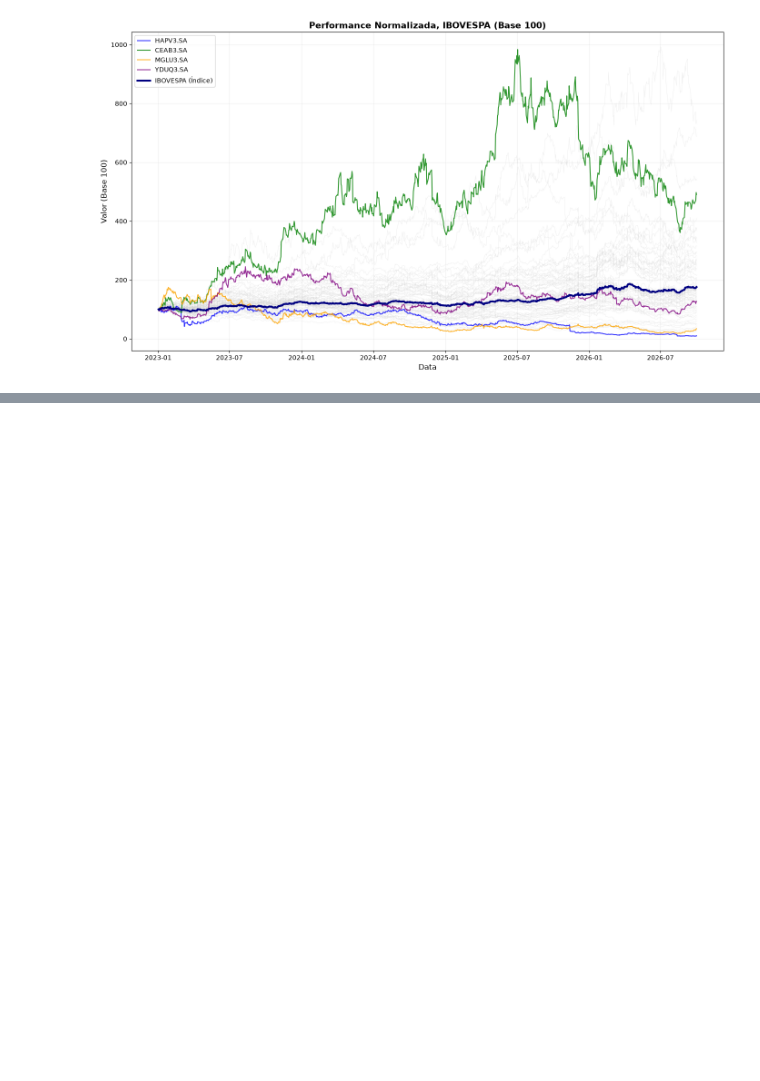
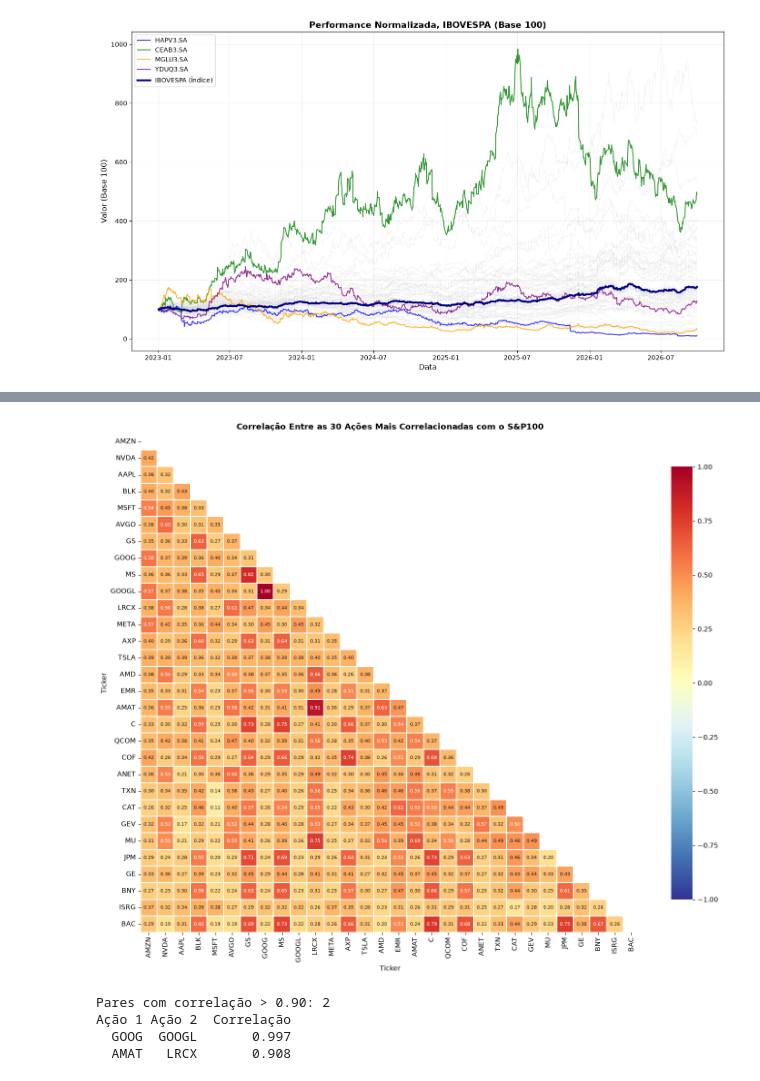
Before and after one commit to LeonardoDias2002/bootcamp_datascience, a Jupyter notebook: entrega_1/Finor_data_cleaning.ipynb, the cells around one changed output, grey strips where cells are left out. Drawn from its saved outputs; the diff is of its cells as text; code cells hidden in the pictures; blank space fills up the shorter version.

```diff
--- a/entrega_1/Finor_data_cleaning.ipynb
+++ b/entrega_1/Finor_data_cleaning.ipynb
@@ -512,0 +569,54 @@ plt.show()
+# %%
+# ══════════════════════════════════════════════════════
+# Matriz de Correlação Entre Ações (Heatmap S&P 100)
+# ══════════════════════════════════════════════════════
+# Matriz de correlação geral
+corr_matrix_sp = ret_sp100.corr()
+
+# Selecionar as 30 ações com maior correlação com o índice (usando a variável da célula anterior)
+top30_sp = corr_com_idx_sp.head(30).index
+corr_top30_sp = ret_sp100[top30_sp].corr()
+
+plt.figure(figsize=(14,12))
+
+# Criar máscara para mostrar apenas o triângulo inferior da matriz
+mask = np.triu(np.ones_like(corr_top30_sp, dtype=bool))
+
+sns.heatmap(
+    corr_top30_sp,
+    mask=mask,
+    annot=True, fmt='.2f',
+    cmap='RdYlBu_r',
+    center=0, square=True,
+    linewidths=0.3,
+    vmin=-1, vmax=1,
+    cbar_kws={'shrink': 0.8},
+    annot_kws={'size': 7}
+)
+
+plt.title('Correlação Entre as 30 Ações Mais Correlacionadas com o S&P100', fontweight='bold', fontsize=12)
+plt.tight_layout()
+plt.show()
+
+# Encontrar pares com correlação muito alta (potencialmente redundantes)
+pares_alta_corr = []
+for i in range(len(corr_matrix_sp.columns)):
+    for j in range(i+1, len(corr_matrix_sp.columns)):
+        r = corr_matrix_sp.iloc[i, j]
+        if r > 0.90:
+            pares_alta_corr.append({
+                'Ação 1': corr_matrix_sp.columns[i],
+                'Ação 2': corr_matrix_sp.columns[j],
+                'Correlação': round(r, 3)
+            })
+
+df_pares = pd.DataFrame(pares_alta_corr).sort_values('Correlação', ascending=False)
+print(f'Pares com correlação > 0.90: {len(df_pares)}')
+if len(df_pares) > 0:
+    print(df_pares.head(20).to_string(index=False))
+# %% [output]
+[figure, added]
+Pares com correlação > 0.90: 2
+Ação 1 Ação 2  Correlação
+  GOOG  GOOGL       0.997
+  AMAT   LRCX       0.908
```
Also changed, not shown: parts of 4 cells of this notebook.
